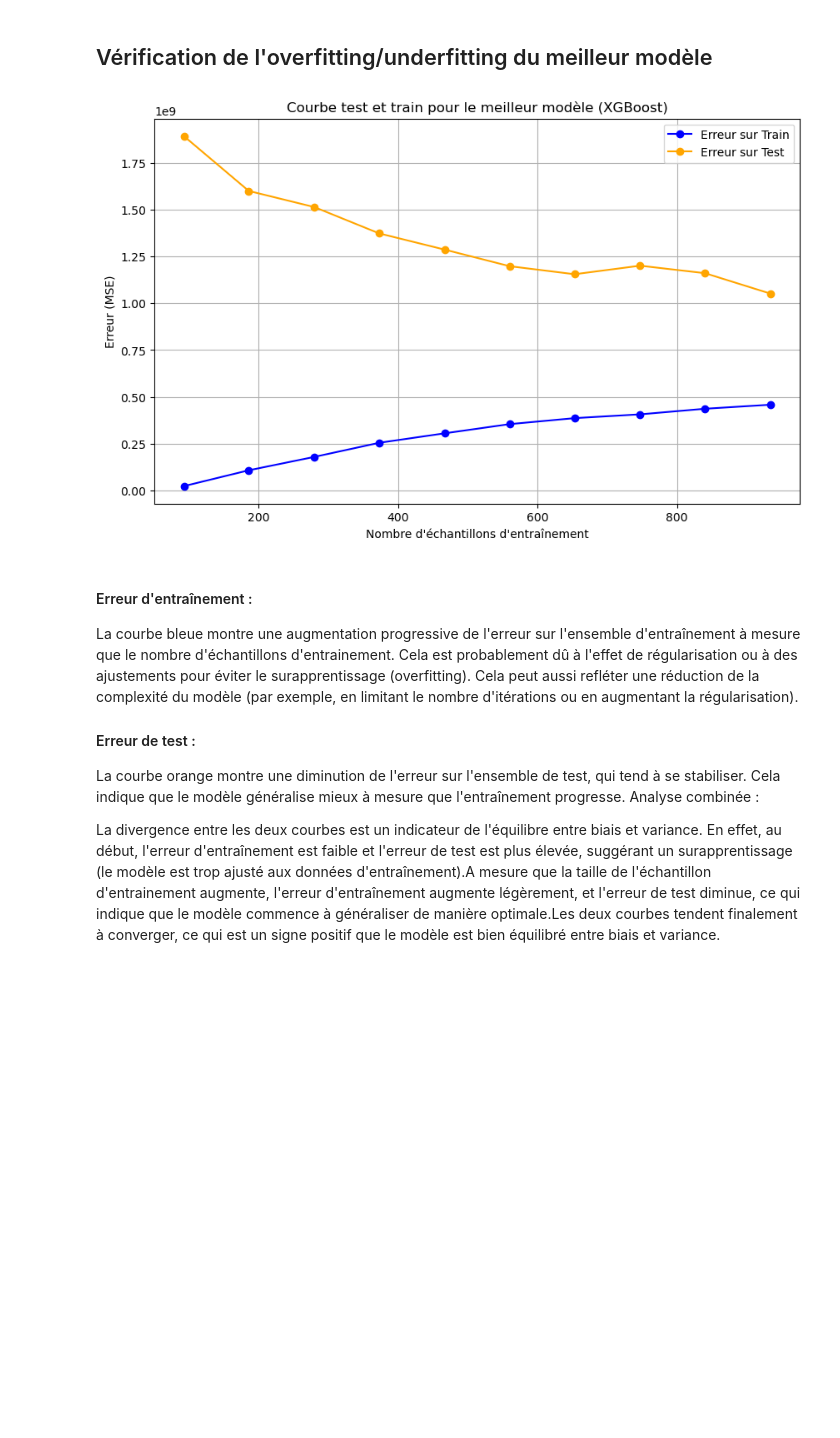
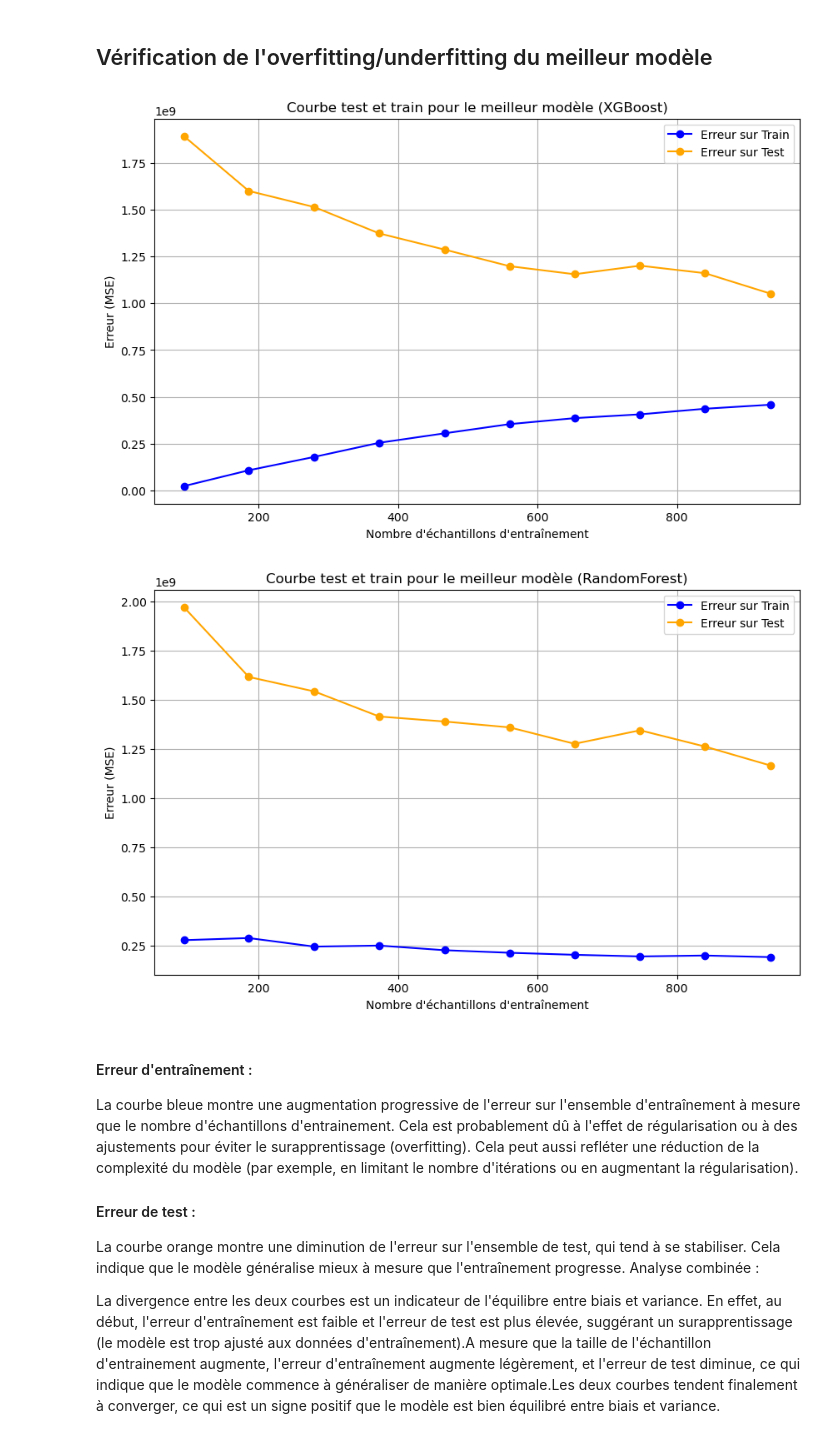
Before and after one commit to LarrySANDJO/House_Price_Prediction_Repo, a Jupyter notebook: Notebooks/Modeles_house_prices.ipynb, the cells around one changed output. Saved outputs shown, nothing was run; the diff lists cells and outputs as text; code cells hidden in the pictures; blank space fills up the shorter version.

```diff
--- a/Notebooks/Modeles_house_prices.ipynb
+++ b/Notebooks/Modeles_house_prices.ipynb
@@ -644,33 +644,35 @@ y_test = y_test_s
 def plot_learning_curves(model, X, y, scoring='neg_mean_squared_error',title="Courbe d'apprentissage Test et Train"):
 
     # Définir une validation croisée
     cv = ShuffleSplit(n_splits=5, test_size=0.2, random_state=42)
 
     # Calcul des courbes d'apprentissage
     train_sizes, train_scores, test_scores = learning_curve(
         model, X, y, cv=cv, scoring=scoring, train_sizes=np.linspace(0.1, 1.0, 10)
     )
 
     # Moyenne des erreurs (on prend l'opposé car sklearn retourne des scores négatifs pour MSE)
     train_scores_mean = -train_scores.mean(axis=1)
     test_scores_mean = -test_scores.mean(axis=1)
 
     # Tracer les courbes
     plt.figure(figsize=(10, 6))
     plt.plot(train_sizes, train_scores_mean, 'o-', color="blue", label="Erreur sur Train")
     plt.plot(train_sizes, test_scores_mean, 'o-', color="orange", label="Erreur sur Test")
 
     plt.title(title)
     plt.xlabel("Nombre d'échantillons d'entraînement")
     plt.ylabel("Erreur (MSE)")
     plt.legend(loc="best")
     plt.grid(True)
     plt.show()
 
 # Appliquer à votre modèle
 plot_learning_curves(best_model_row["Best Model"], X_train, y_train, scoring='neg_mean_squared_error',title=f"Courbe test et train pour le meilleur modèle ({best_model_row['Model']})")
+plot_learning_curves(best_model_row2["Best Model"], X_train, y_train, scoring='neg_mean_squared_error',title=f"Courbe test et train pour le meilleur modèle ({best_model_row2['Model']})")
 # %% [output]
 [figure]
+[figure, added]
 # %% [markdown]
 
 #### Erreur d'entraînement :
```
Also changed, not shown: parts of 2 cells of this notebook.
